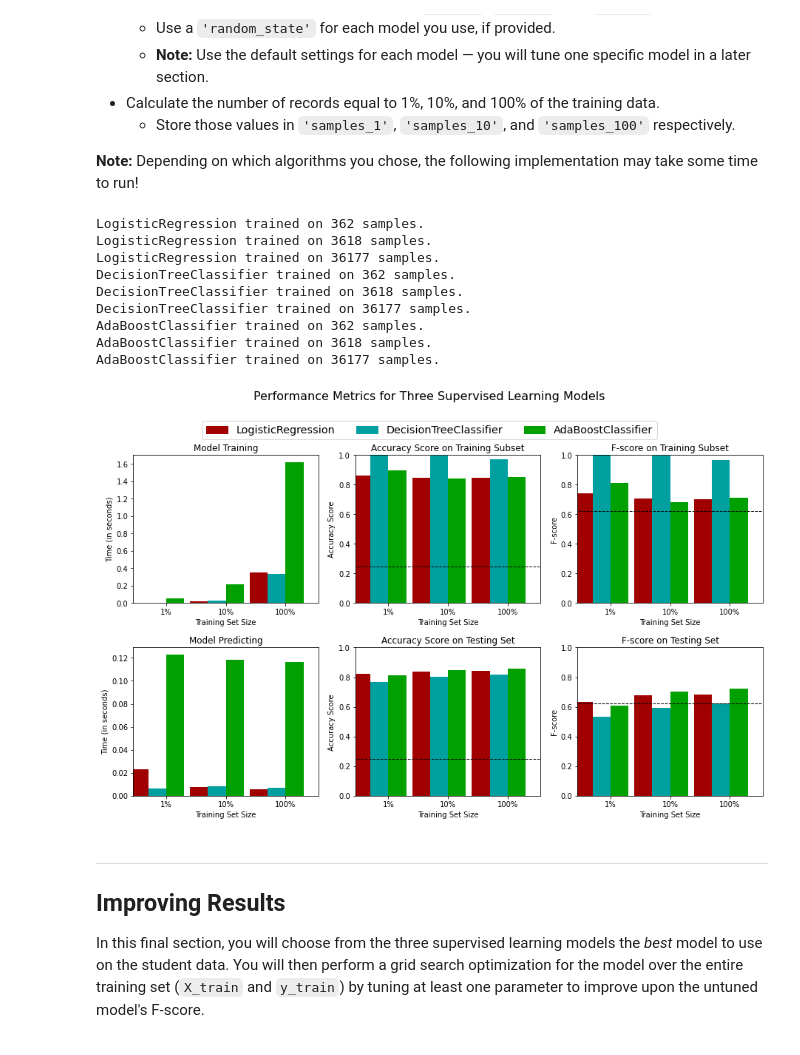
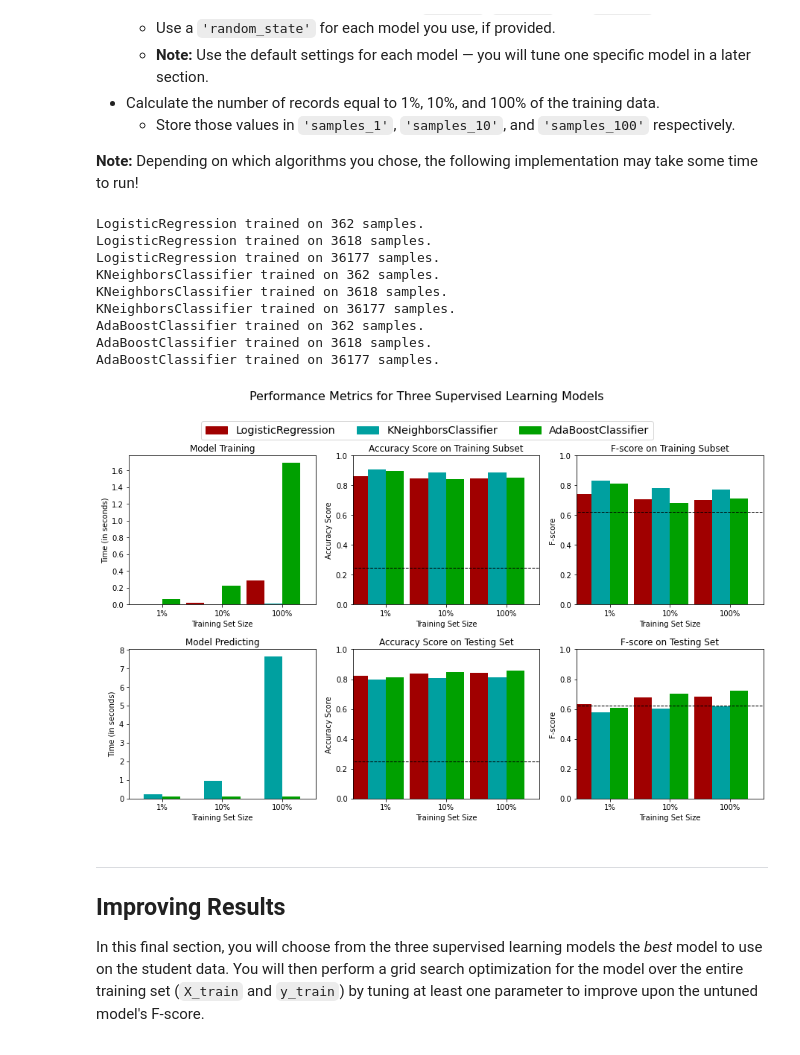
Before and after one commit to tobazan/tensorflow-ml-udacity, a Jupyter notebook: finding_donors/finding_donors.ipynb, the cells around one changed output. Drawn from its saved outputs; the diff is of its cells as text; code cells hidden in the pictures.

```diff
--- a/finding_donors/finding_donors.ipynb
+++ b/finding_donors/finding_donors.ipynb
@@ -416,44 +446,44 @@ In the code cell, you will need to implement the following:
 # %%
 # TODO: Import the three supervised learning models from sklearn
 from sklearn.linear_model import LogisticRegression
-from sklearn.tree import DecisionTreeClassifier
+from sklearn.neighbors import KNeighborsClassifier
 from sklearn.ensemble import AdaBoostClassifier
 
 # TODO: Initialize the three models
 clf_A = LogisticRegression(solver='liblinear')
-clf_B = DecisionTreeClassifier()
+clf_B = KNeighborsClassifier(n_neighbors=3)
 clf_C = AdaBoostClassifier()
 
 # TODO: Calculate the number of samples for 1%, 10%, and 100% of the training data
 # HINT: samples_100 is the entire training set i.e. len(y_train)
 # HINT: samples_10 is 10% of samples_100 (ensure to set the count of the values to be `int` and not `float`)
 # HINT: samples_1 is 1% of samples_100 (ensure to set the count of the values to be `int` and not `float`)
 samples_100 = int(len(y_train))
 samples_10 = int(round(len(y_train)/10,0))
 samples_1 = int(round(len(y_train)/100,0))
 
 # Collect results on the learners
 results = {}
 for clf in [clf_A, clf_B, clf_C]:
     clf_name = clf.__class__.__name__
     results[clf_name] = {}
     for i, samples in enumerate([samples_1, samples_10, samples_100]):
         results[clf_name][i] = \
         train_predict(clf, samples, X_train, y_train, X_test, y_test)
 
 # Run metrics visualization for the three supervised learning models chosen
 vs.evaluate(results, accuracy, fscore)
 # %% [output]
 LogisticRegression trained on 362 samples.
 LogisticRegression trained on 3618 samples.
 LogisticRegression trained on 36177 samples.
-DecisionTreeClassifier trained on 362 samples.
-DecisionTreeClassifier trained on 3618 samples.
-DecisionTreeClassifier trained on 36177 samples.
+KNeighborsClassifier trained on 362 samples.
+KNeighborsClassifier trained on 3618 samples.
+KNeighborsClassifier trained on 36177 samples.
 AdaBoostClassifier trained on 362 samples.
 AdaBoostClassifier trained on 3618 samples.
 AdaBoostClassifier trained on 36177 samples.
-[figure, old version]
+[figure, new version]
 # %% [markdown]
 ___
 
```
Also changed, not shown: parts of 13 cells of this notebook, 2 other files.
